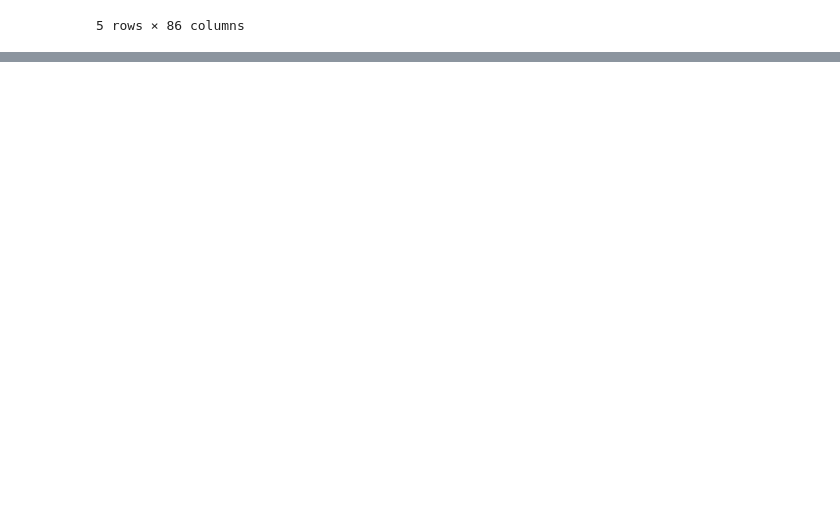
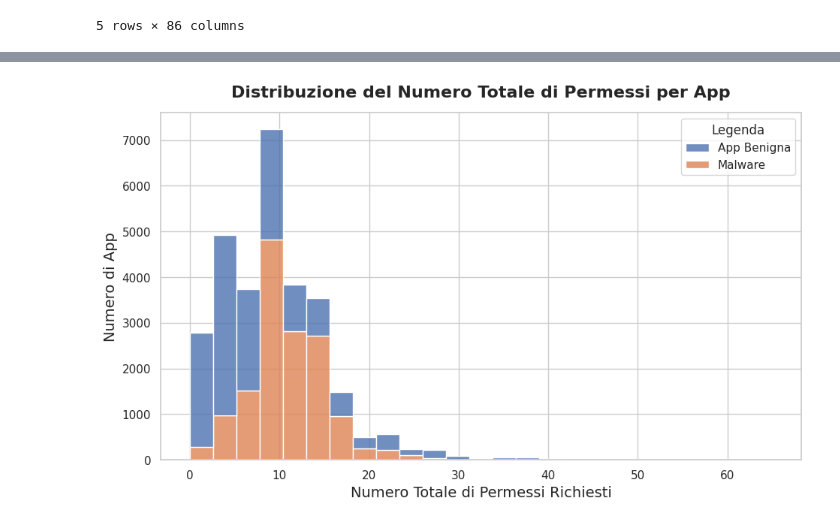
Before and after one commit to stefa54sm-ai/Analisi-DataSet, a Jupyter notebook: Analisi_Dataset.ipynb, the cells around one changed output, grey strips where cells are left out. Saved outputs shown, nothing was run; the diff lists cells and outputs as text; code cells hidden in the pictures; blank space fills up the shorter version.

```diff
--- a/Analisi_Dataset.ipynb
+++ b/Analisi_Dataset.ipynb
@@ -92 +97,42 @@ Anteprima dei dati:
+# %%
+import matplotlib.pyplot as plt
+import seaborn as sns
+import pandas as pd
+
+# Uniamo le caratteristiche (X) e il risultato (y) in un'unica tabella
+df = pd.concat([X, y], axis=1)
+
+# Mappiamo i valori della colonna Result per avere etichette chiare nella legenda
+# 0 = App Benigna (blu), 1 = Malware (arancione/rosso)
+df['Legenda'] = df['Result'].map({0: 'App Benigna', 1: 'Malware'})
+
+# Calcoliamo una nuova colonna: quanti permessi richiede in totale ciascuna app?
+# Sommiamo i valori (1) di tutte le colonne dei permessi per ogni riga
+df['total_permissions'] = X.sum(axis=1)
+
+# Impostiamo lo stile pulito
+sns.set_theme(style="whitegrid")
+plt.figure(figsize=(11, 6))
+
+# Creiamo l'istogramma suddividendo i colori in base al target ('Result': malware vs benigno)
+# 'multiple="stack"' impila le barre per vedere il totale complessivo e la proporzione
+sns.histplot(
+    data=df,
+    x='total_permissions',
+    hue='Legenda',          # Colora diversamente in base al risultato (malware o no)
+    bins=25,
+    multiple="stack",
+    palette=['#4C72B0', '#DD8452'],
+    alpha=0.8
+)
+
+# Aggiungiamo titolo ed etichette
+plt.title('Distribuzione del Numero Totale di Permessi per App', fontsize=16, pad=15, fontweight='bold')
+plt.xlabel('Numero Totale di Permessi Richiesti', fontsize=14)
+plt.ylabel('Numero di App', fontsize=14)
+
+# Mostriamo il grafico
+plt.show()
+# %% [output]
+[figure, added]
 # %% [markdown]
```
Also changed, not shown: parts of 7 cells of this notebook.
